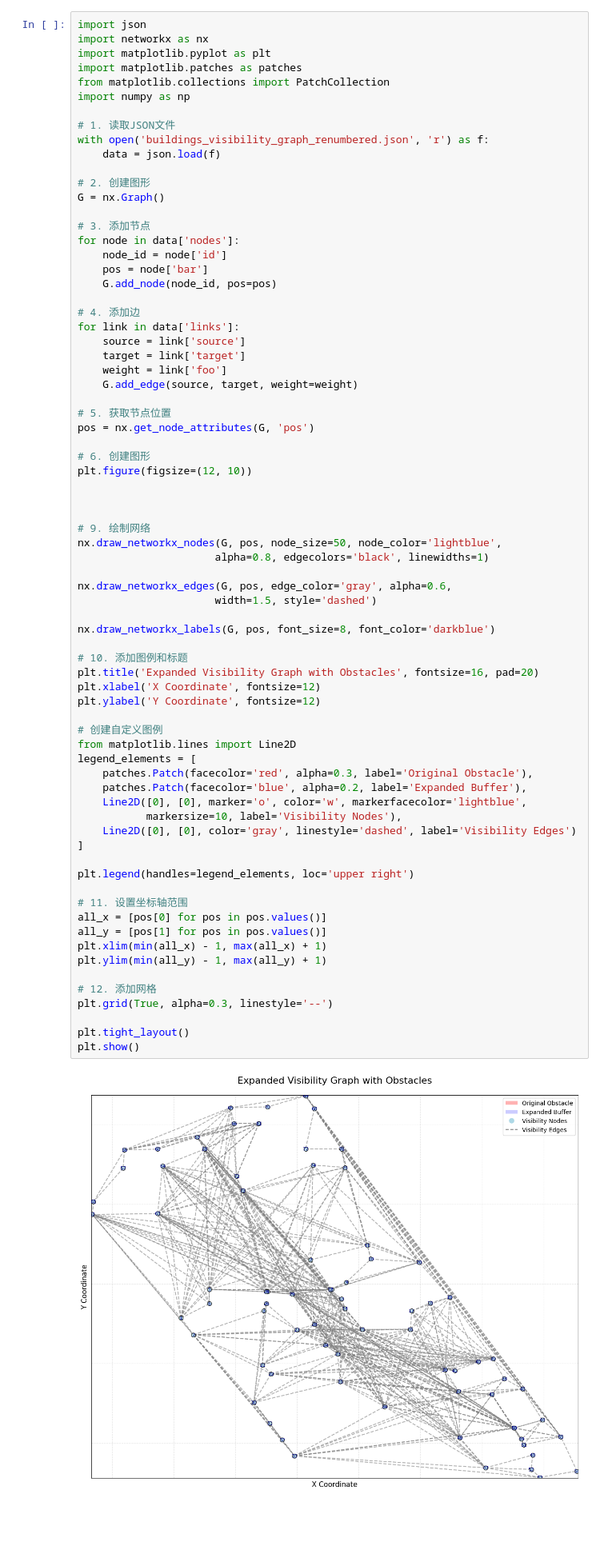
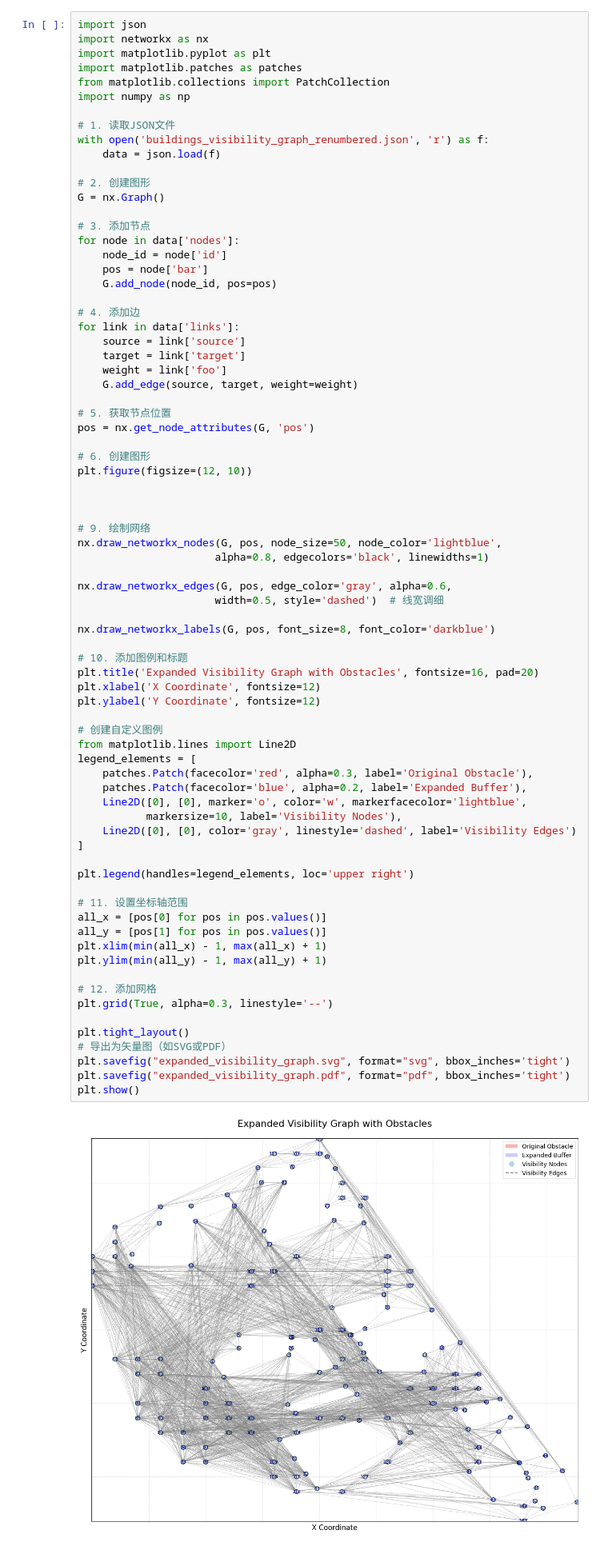
Before and after one commit to ZHUOYUYUIO/Social-physical-system-shelter, a Jupyter notebook: data/env_data/test_graph.ipynb, the cells around one changed output. Shown at 80% size. Drawn from its saved outputs; the diff is of its cells as text; blank space fills up the shorter version.

```diff
--- a/data/env_data/test_graph.ipynb
+++ b/data/env_data/test_graph.ipynb
@@ -39,37 +39,40 @@ nx.draw_networkx_nodes(G, pos, node_size=50, node_color='lightblue',
                       alpha=0.8, edgecolors='black', linewidths=1)
 
 nx.draw_networkx_edges(G, pos, edge_color='gray', alpha=0.6,
-                      width=1.5, style='dashed')
+                      width=0.5, style='dashed')  # 线宽调细
 
 nx.draw_networkx_labels(G, pos, font_size=8, font_color='darkblue')
 
 # 10. 添加图例和标题
 plt.title('Expanded Visibility Graph with Obstacles', fontsize=16, pad=20)
 plt.xlabel('X Coordinate', fontsize=12)
 plt.ylabel('Y Coordinate', fontsize=12)
 
 # 创建自定义图例
 from matplotlib.lines import Line2D
 legend_elements = [
     patches.Patch(facecolor='red', alpha=0.3, label='Original Obstacle'),
     patches.Patch(facecolor='blue', alpha=0.2, label='Expanded Buffer'),
     Line2D([0], [0], marker='o', color='w', markerfacecolor='lightblue',
            markersize=10, label='Visibility Nodes'),
     Line2D([0], [0], color='gray', linestyle='dashed', label='Visibility Edges')
 ]
 
 plt.legend(handles=legend_elements, loc='upper right')
 
 # 11. 设置坐标轴范围
 all_x = [pos[0] for pos in pos.values()]
 all_y = [pos[1] for pos in pos.values()]
 plt.xlim(min(all_x) - 1, max(all_x) + 1)
 plt.ylim(min(all_y) - 1, max(all_y) + 1)
 
 # 12. 添加网格
 plt.grid(True, alpha=0.3, linestyle='--')
 
 plt.tight_layout()
+# 导出为矢量图（如SVG或PDF）
+plt.savefig("expanded_visibility_graph.svg", format="svg", bbox_inches='tight')
+plt.savefig("expanded_visibility_graph.pdf", format="pdf", bbox_inches='tight')
 plt.show()
 # %% [output]
-[figure, old version]
+[figure, new version]
```
Also changed, not shown: 34 other files.
